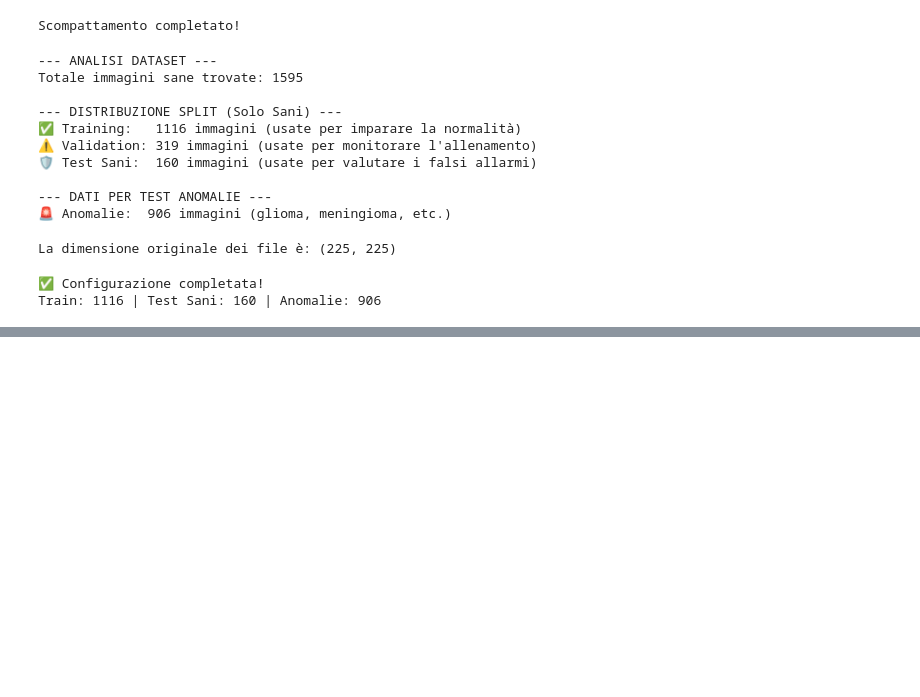
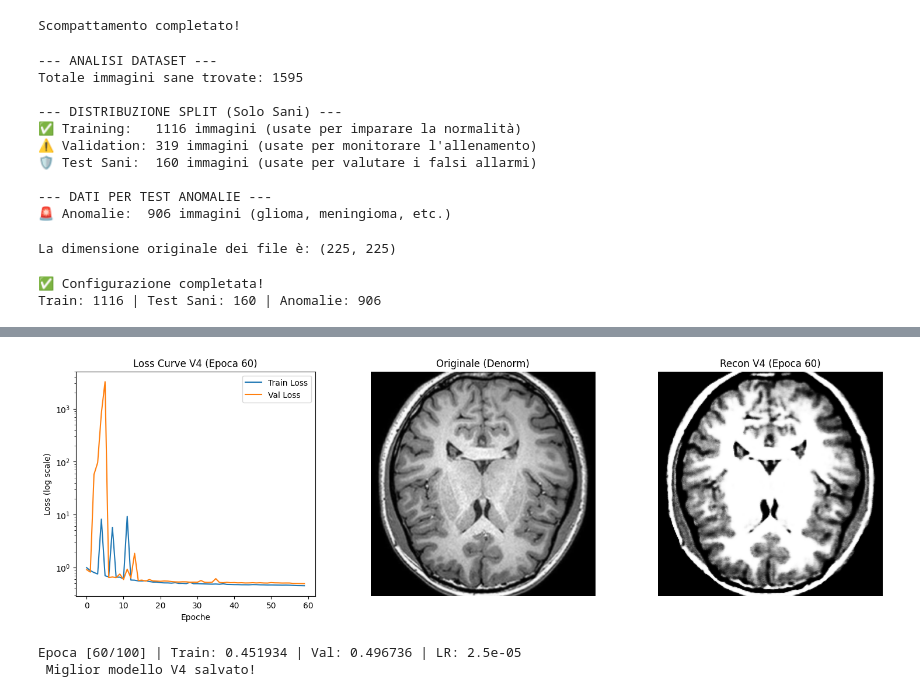
Before and after one commit to profsuccodifrutta/Variational_Autoencoder_for_Anomaly_Detection, a Jupyter notebook: fourth_model.ipynb, the cells around one changed output, grey strips where cells are left out. Cells and saved outputs as stored; diff of their text form; code cells hidden in the pictures; blank space fills up the shorter version.

```diff
--- a/fourth_model.ipynb
+++ b/fourth_model.ipynb
@@ -381,7 +383,7 @@ for epoch in range(num_epochs):
         for batch in val_loader:
             batch = batch.to(device)
             recon, mu, logvar = model(batch)
-            loss, _, _ = loss_function_v3(recon, batch, mu, logvar, beta=beta_val)
+            loss, _, _ = loss_function(recon, batch, mu, logvar, beta=beta_val)
             val_loss += loss.item()
 
     avg_val = val_loss / len(val_loader)
@@ -410,33 +412,37 @@ for epoch in range(num_epochs):
         ax1.set_yscale('log')
         ax1.set_title(f"Loss Curve V4 (Epoca {epoch+1})")
         ax1.set_xlabel("Epoche")
         ax1.set_ylabel("Loss (log scale)")
         ax1.legend()
 
         # 2. Visualizzazione Ricostruzione
         with torch.no_grad():
             def denorm(x):
                 return x * 0.22 + 0.45
 
             sample_batch = next(iter(val_loader)).to(device)
             sample_recon, _, _ = model(sample_batch)
 
             img_orig = denorm(sample_batch[0]).cpu().squeeze().clamp(0, 1)
             img_recon = denorm(sample_recon[0]).cpu().squeeze().clamp(0, 1)
 
             ax2.imshow(img_orig, cmap='gray')
             ax2.set_title("Originale (Denorm)")
             ax2.axis('off')
 
             ax3.imshow(img_recon, cmap='gray')
             ax3.set_title(f"Recon V4 (Epoca {epoch+1})")
             ax3.axis('off')
 
         plt.show()
 
         current_lr = optimizer.param_groups[0]['lr']
         print(f"Epoca [{epoch+1}/{num_epochs}] | Train: {avg_train:.6f} | Val: {avg_val:.6f} | LR: {current_lr:.1e}")
         print(status_save)
+# %% [output]
+[figure, added]
+Epoca [60/100] | Train: 0.451934 | Val: 0.496736 | LR: 2.5e-05
+ Miglior modello V4 salvato!
 # %%
 # caricamento rapido del modello V4
 
```
Also changed, not shown: parts of 5 cells of this notebook.
